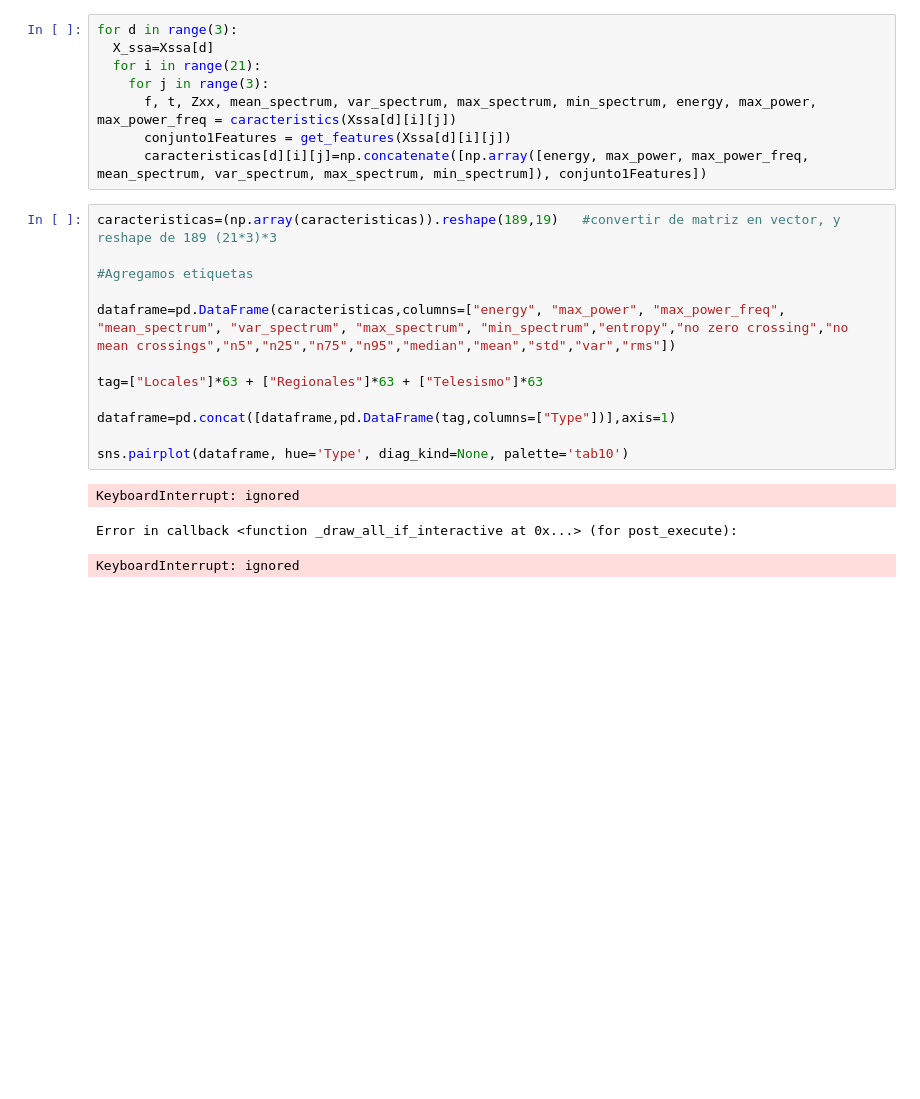
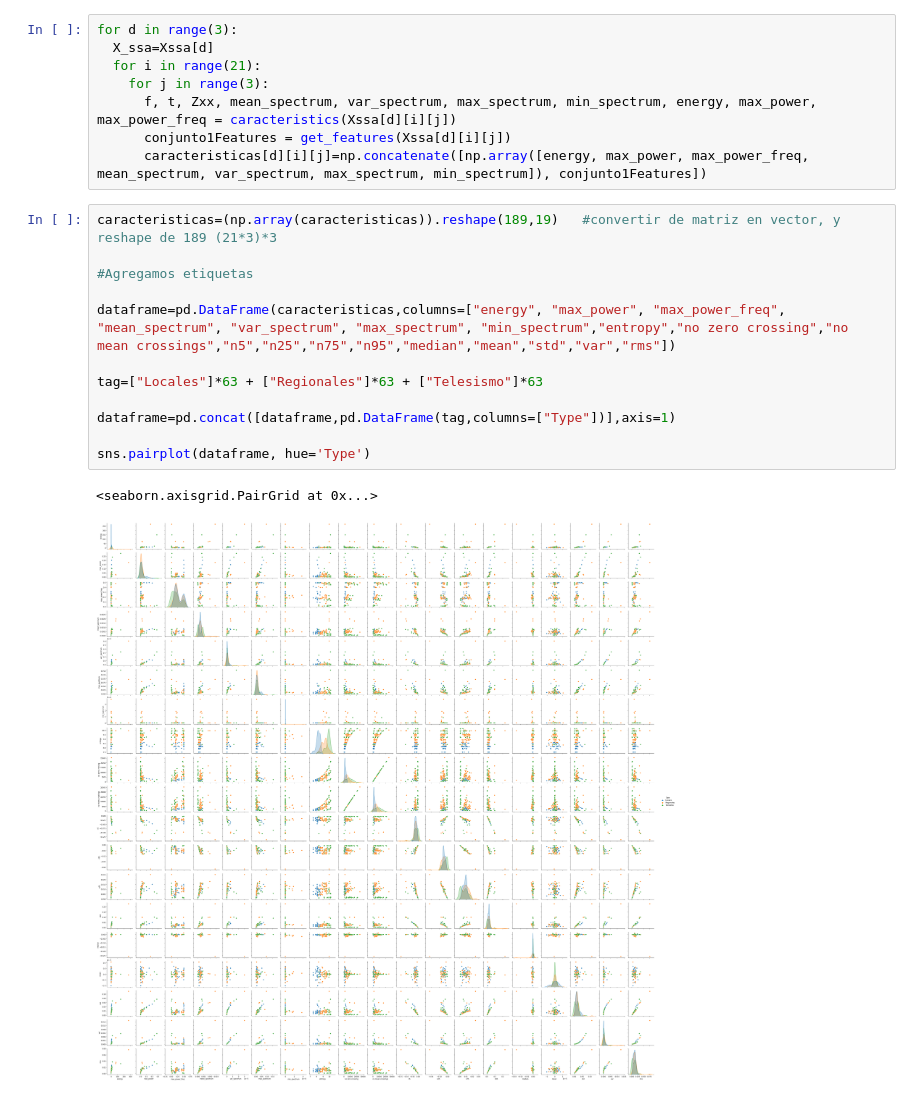
Before and after one commit to cabb1808/miniproyecto1, a Jupyter notebook: miniproyecto1.ipynb, the cells around one changed output. Cells and saved outputs as stored; diff of their text form; blank space fills up the shorter version.

```diff
--- a/miniproyecto1.ipynb
+++ b/miniproyecto1.ipynb
@@ -305,16 +304,15 @@ for d in range(3):
 # %%
 caracteristicas=(np.array(caracteristicas)).reshape(189,19)   #convertir de matriz en vector, y reshape de 189 (21*3)*3
 
 #Agregamos etiquetas
 
 dataframe=pd.DataFrame(caracteristicas,columns=["energy", "max_power", "max_power_freq", "mean_spectrum", "var_spectrum", "max_spectrum", "min_spectrum","entropy","no zero crossing","no mean crossings","n5","n25","n75","n95","median","mean","std","var","rms"])
 
 tag=["Locales"]*63 + ["Regionales"]*63 + ["Telesismo"]*63
 
 dataframe=pd.concat([dataframe,pd.DataFrame(tag,columns=["Type"])],axis=1)
 
-sns.pairplot(dataframe, hue='Type', diag_kind=None, palette='tab10')
+sns.pairplot(dataframe, hue='Type')
 # %% [output]
-KeyboardInterrupt: ignored
+<seaborn.axisgrid.PairGrid at 0x...>
-Error in callback <function _draw_all_if_interactive at 0x...> (for post_execute):
-KeyboardInterrupt: ignored
+[figure, added]
```
Also changed, not shown: parts of 2 cells of this notebook.
